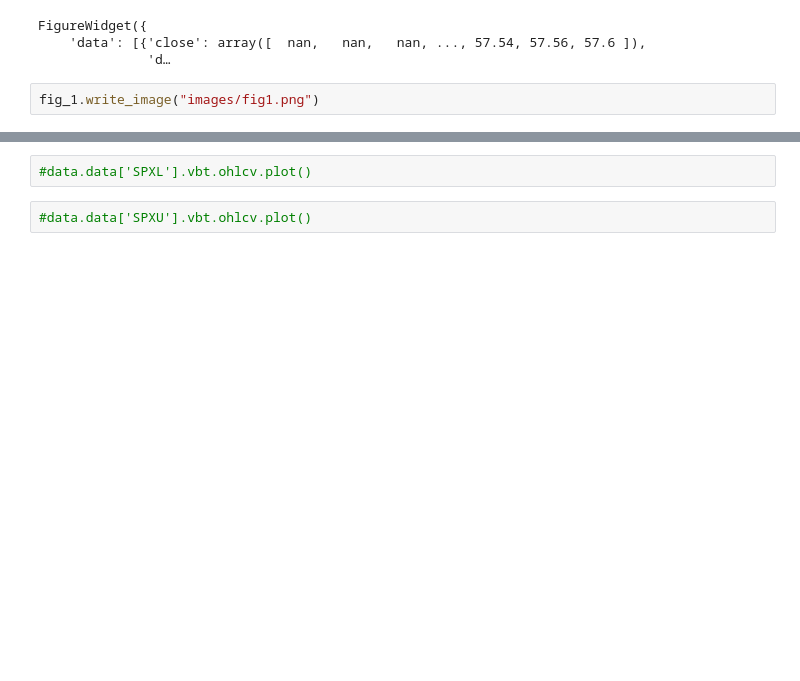
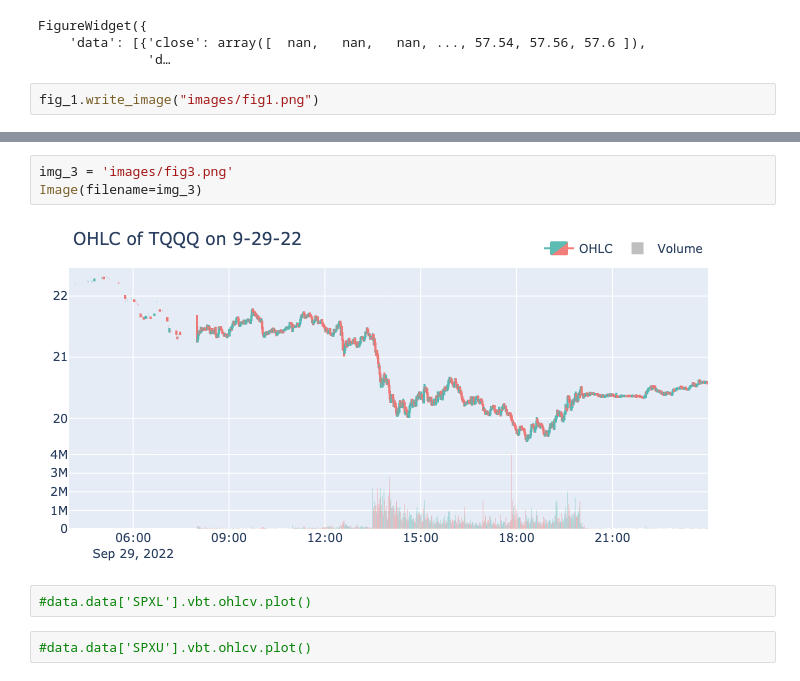
Before and after one commit to MFree27/Columbia_Algorithmic_Project, a Jupyter notebook: RSI_backtest.ipynb, the cells around one changed output, grey strips where cells are left out. Drawn from its saved outputs; the diff is of its cells as text; blank space fills up the shorter version.

```diff
--- a/RSI_backtest.ipynb
+++ b/RSI_backtest.ipynb
@@ -116,6 +176,11 @@ fig_3
 FigureWidget({
     'data': [{'close': array([   nan,    nan, 22.2  , ..., 20.591, 20.59 , 20.57 ]),
           …
+# %%
+img_3 = 'images/fig3.png'
+Image(filename=img_3)
+# %% [output]
+[figure, added]
 # %%
 #data.data['SPXL'].vbt.ohlcv.plot()
 # %%
```
Also changed, not shown: parts of 35 cells of this notebook, 13 other files.
